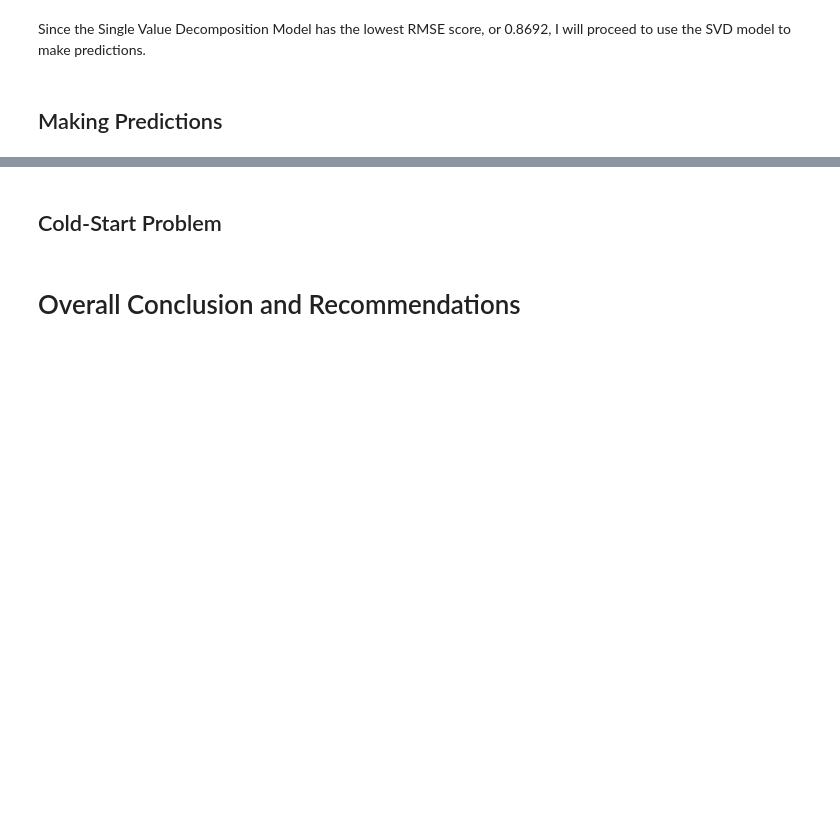
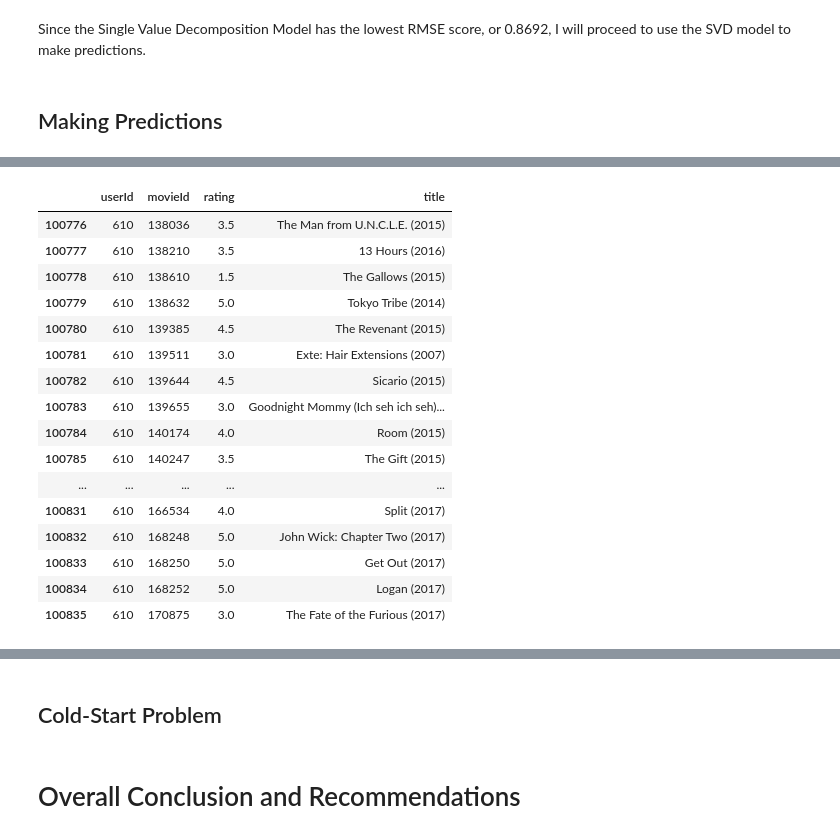
Before and after one commit to keithotuomagie/movie_recommendations, a Jupyter notebook: notebook.ipynb, the cells around one changed output, grey strips where cells are left out. Saved outputs shown, nothing was run; the diff lists cells and outputs as text; code cells hidden in the pictures; blank space fills up the shorter version.

```diff
--- a/notebook.ipynb
+++ b/notebook.ipynb
@@ -474,0 +503,22 @@ Since the Single Value Decomposition Model has the lowest RMSE score, or 0.8692,
+# %%
+# Exploring the last 60 movies of the df_ratings_movies dataframe
+
+df_ratings_movies.tail(60)
+# %% [output]
+|  | userId | movieId | rating | title |
+| 100776 | 610 | 138036 | 3.5 | The Man from U.N.C.L.E. (2015) |
+| 100777 | 610 | 138210 | 3.5 | 13 Hours (2016) |
+| 100778 | 610 | 138610 | 1.5 | The Gallows (2015) |
+| 100779 | 610 | 138632 | 5.0 | Tokyo Tribe (2014) |
+| 100780 | 610 | 139385 | 4.5 | The Revenant (2015) |
+| 100781 | 610 | 139511 | 3.0 | Exte: Hair Extensions (2007) |
+| 100782 | 610 | 139644 | 4.5 | Sicario (2015) |
+| 100783 | 610 | 139655 | 3.0 | Goodnight Mommy (Ich seh ich seh)... |
+| 100784 | 610 | 140174 | 4.0 | Room (2015) |
+| 100785 | 610 | 140247 | 3.5 | The Gift (2015) |
+| ... | ... | ... | ... | ... |
+| 100831 | 610 | 166534 | 4.0 | Split (2017) |
+| 100832 | 610 | 168248 | 5.0 | John Wick: Chapter Two (2017) |
+| 100833 | 610 | 168250 | 5.0 | Get Out (2017) |
+| 100834 | 610 | 168252 | 5.0 | Logan (2017) |
+| 100835 | 610 | 170875 | 3.0 | The Fate of the Furious (2017) |
```
Also changed, not shown: parts of 11 cells of this notebook.
